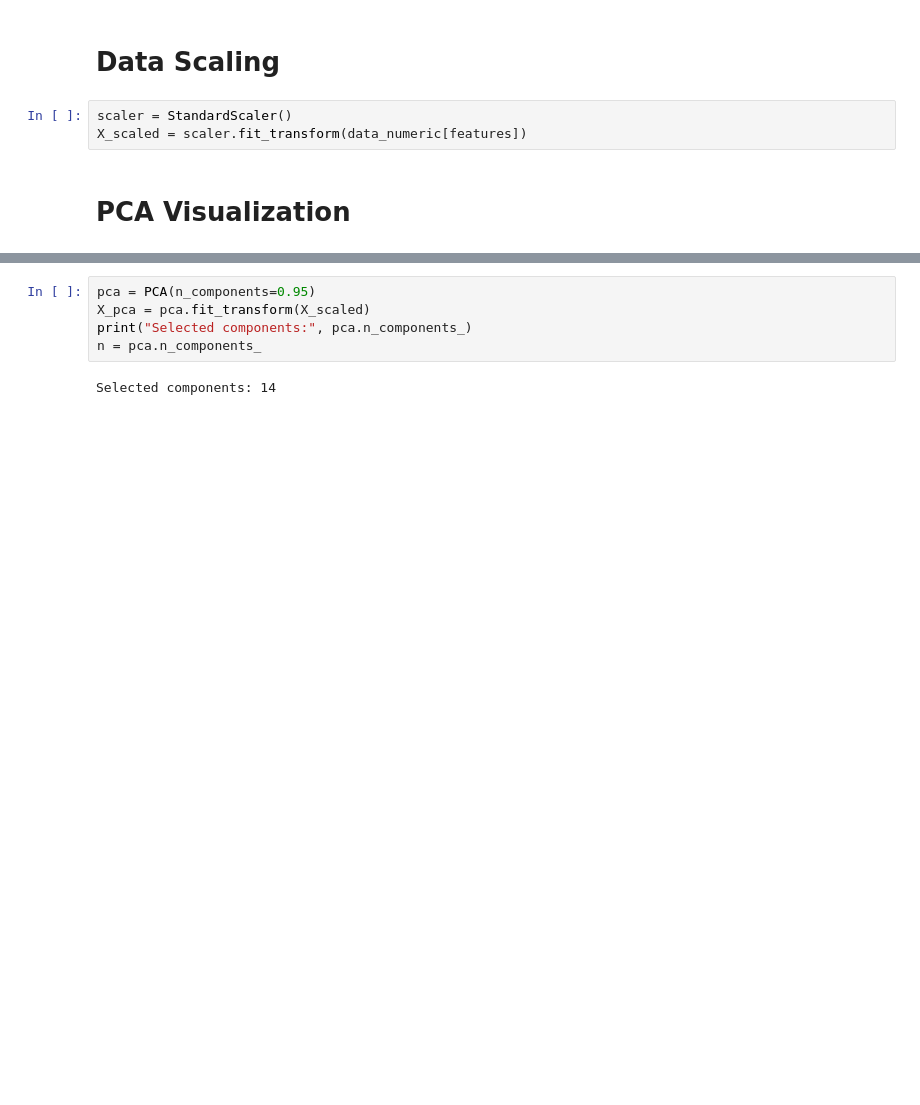
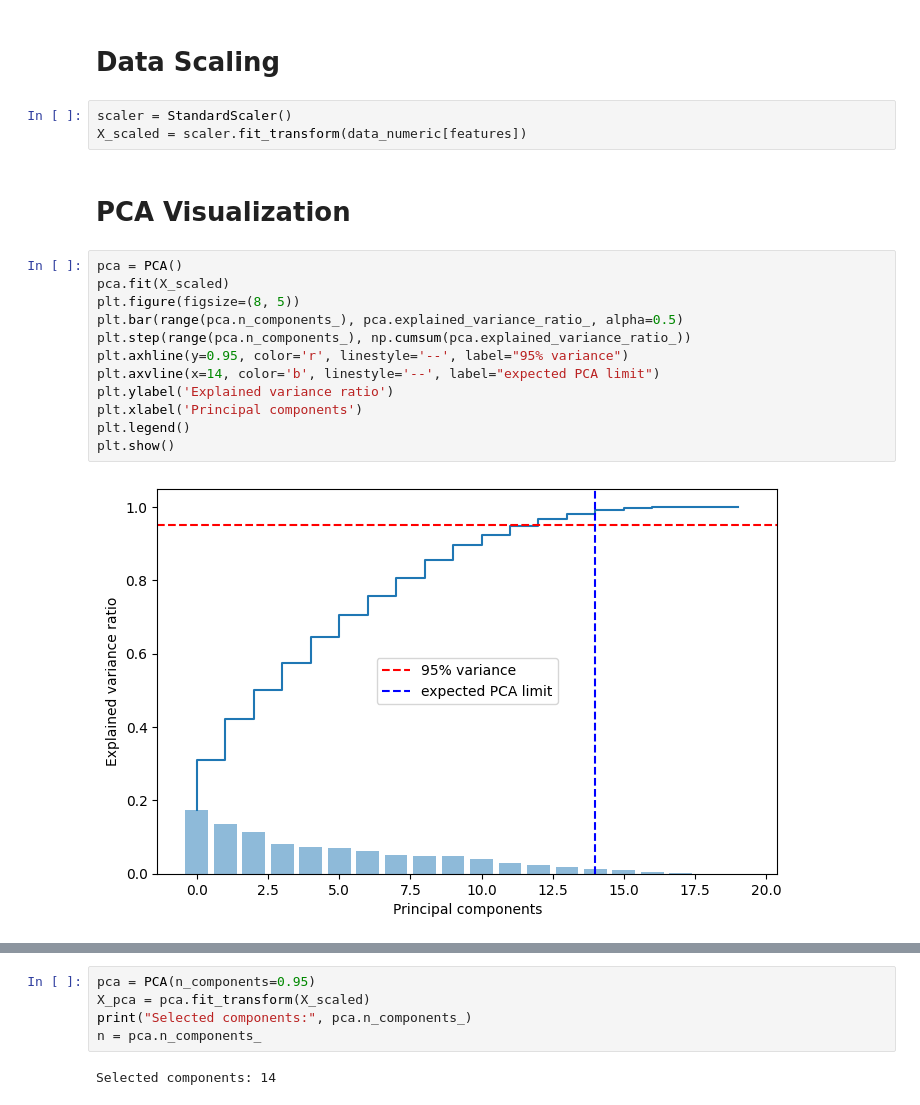
Before and after one commit to sultanmr/travel-tide, a Jupyter notebook: TravelTide.ipynb, the cells around one changed output, grey strips where cells are left out. Saved outputs shown, nothing was run; the diff lists cells and outputs as text; blank space fills up the shorter version.

```diff
--- a/TravelTide.ipynb
+++ b/TravelTide.ipynb
@@ -209,5 +209,19 @@ scaler = StandardScaler()
 X_scaled = scaler.fit_transform(data_numeric[features])
 # %% [markdown]
 # PCA Visualization
+# %%
+pca = PCA()
+pca.fit(X_scaled)
+plt.figure(figsize=(8, 5))
+plt.bar(range(pca.n_components_), pca.explained_variance_ratio_, alpha=0.5)
+plt.step(range(pca.n_components_), np.cumsum(pca.explained_variance_ratio_))
+plt.axhline(y=0.95, color='r', linestyle='--', label="95% variance")
+plt.axvline(x=14, color='b', linestyle='--', label="expected PCA limit")
+plt.ylabel('Explained variance ratio')
+plt.xlabel('Principal components')
+plt.legend()
+plt.show()
+# %% [output]
+[figure, added]
 # %%
 # Apply PCA without reducing dimensions (to analyze variance)
```
Also changed, not shown: parts of 1 cell of this notebook.
